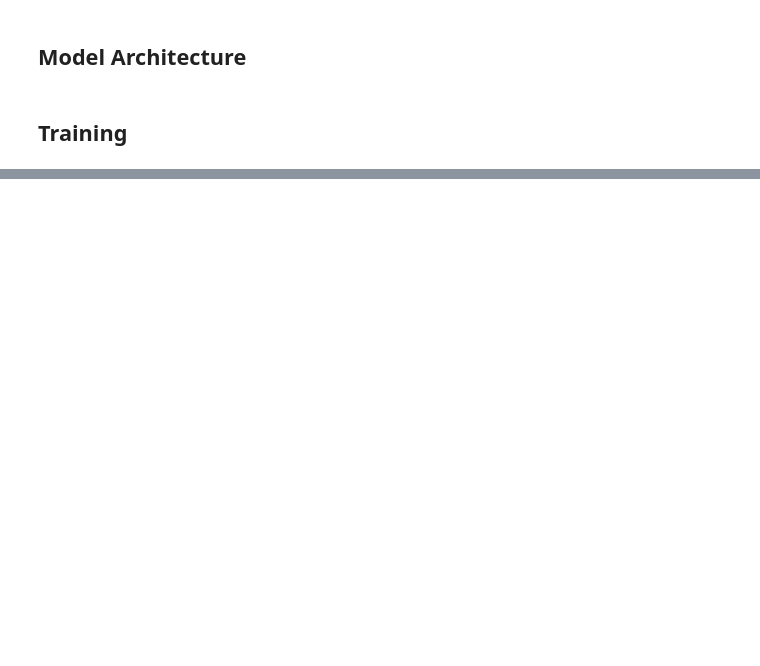
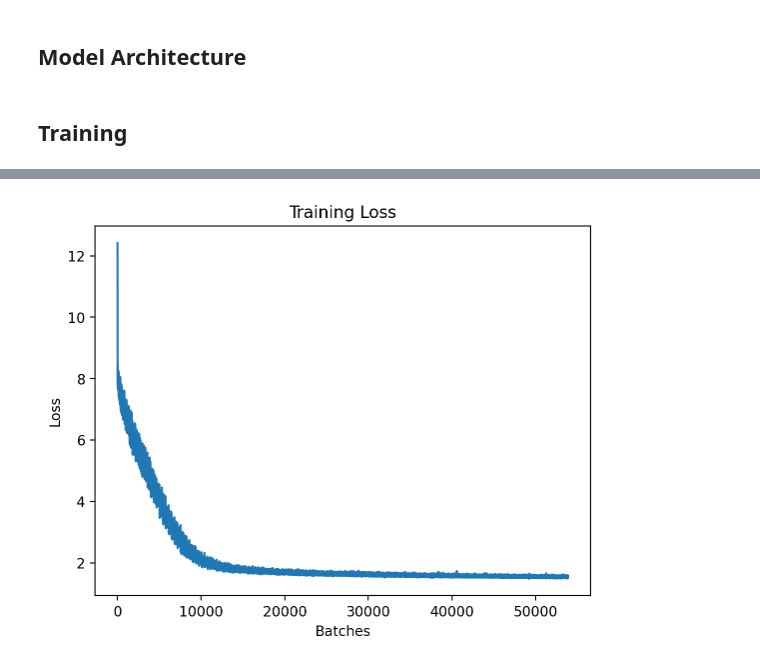
Before and after one commit to escapeprograms/Classical-Piano-Composer, a Jupyter notebook: lstm_pytorch.ipynb, the cells around one changed output, grey strips where cells are left out. Cells and saved outputs as stored; diff of their text form; code cells hidden in the pictures; blank space fills up the shorter version.

Commit message:
added duration

```diff
--- a/lstm_pytorch.ipynb
+++ b/lstm_pytorch.ipynb
@@ -10,3 +10,10 @@ import torch.nn as nn
 import torch.nn.functional as F
 from torch import optim
 from torch.utils.data import TensorDataset, DataLoader
+# %%
+if torch.cuda.is_available():
+    device = torch.device("cuda")
+    print(f"Using device: {device}")
+else:
+    print("CUDA is not available")
+    device = torch.device("cpu")
@@ -66,11 +78,13 @@ d_vocab = len(set(durations))
 network_input, network_output = prepare_sequences(notes, durations, n_vocab, d_vocab)
 
 #build the dataset + dataloader
-input_tensor = torch.tensor(network_input, dtype=torch.float32)
-print(input_tensor.shape)
-output_tensor = torch.tensor(network_output, dtype=torch.float32)
+input_tensor = torch.tensor(network_input)
+print("input tensor shape: ", input_tensor.shape)
+
+output_tensor = torch.tensor(network_output)
+print("output tensor shape: ", output_tensor.shape)
 
 dataset = TensorDataset(input_tensor, output_tensor)
-dataloader = DataLoader(dataset, batch_size=batch_size, shuffle=True)
+dataloader = DataLoader(dataset, batch_size=batch_size, shuffle=True) #1:36 w/ np
 # %% [output]
 loading existing notes
@@ -93,7 +100,7 @@ loading existing notes
 # %% [markdown]
 ## Model Architecture
 # %%
-from models import MusicLSTM
+from models import MusicLSTM, MusicLSTM2
 
 def train(num_epochs, model, train_dataloader, loss_func, optimizer):
     losses = []
@@ -101,6 +108,10 @@ def train(num_epochs, model, train_dataloader, loss_func, optimizer):
 
     for epoch in range(num_epochs):
         for batch, (sequence, next_note) in enumerate(train_dataloader):
+            #apply one-hot encoding to sequence and next_note
+            sequence = encode_data(sequence, n_vocab, d_vocab, device, type="input")
+            next_note = encode_data(next_note, n_vocab, d_vocab, device, type="output")
+
             output = model(sequence)
             loss = loss_func(output, next_note)
             losses.append(loss.item())
@@ -111,16 +122,17 @@ def train(num_epochs, model, train_dataloader, loss_func, optimizer):
 
             if (batch+1)%100 == 0:
                 print(f"Epoch: {epoch+1}; Batch {batch+1} / {total_steps}; Loss: {loss.item():>4f}")
-
+        print(f"Epoch: {epoch+1} complete; Loss: {loss.item():>4f}")
     return losses
 # %% [markdown]
 ## Training
 # %%
 #set input len to 1
-model = MusicLSTM(input_len=1, hidden_size=256, num_note_classes=n_vocab, num_duration_classes = d_vocab, num_layers=2)
+model = MusicLSTM2(input_len=1, hidden_size=1024, num_note_classes=n_vocab, num_duration_classes = d_vocab, num_layers=3)
+model.to(device)
 
 loss_function = nn.CrossEntropyLoss()
-optimizer = optim.Adam(model.parameters(), lr = 0.001)
+optimizer = optim.Adam(model.parameters(), lr = 0.0003)
 
-losses = train(num_epochs=300, model=model, loss_func=loss_function, optimizer=optimizer, train_dataloader=dataloader)
+losses = train(num_epochs=150, model=model, loss_func=loss_function, optimizer=optimizer, train_dataloader=dataloader)
 # %% [output]
@@ -168,3 +161,16 @@ Epoch: 225; Batch 300 / 359; Loss: 0.537506
+# %%
+#plot losses
+import matplotlib.pyplot as plt
+
+plt.plot(losses)
+
+plt.xlabel("Batches")
+plt.ylabel("Loss")
+plt.title("Training Loss")
+
+plt.show()
+# %% [output]
+[figure, added]
 # %%
 
 # def create_network(network_input, n_vocab):
```
Also changed, not shown: parts of 6 cells of this notebook, 7 other files.
